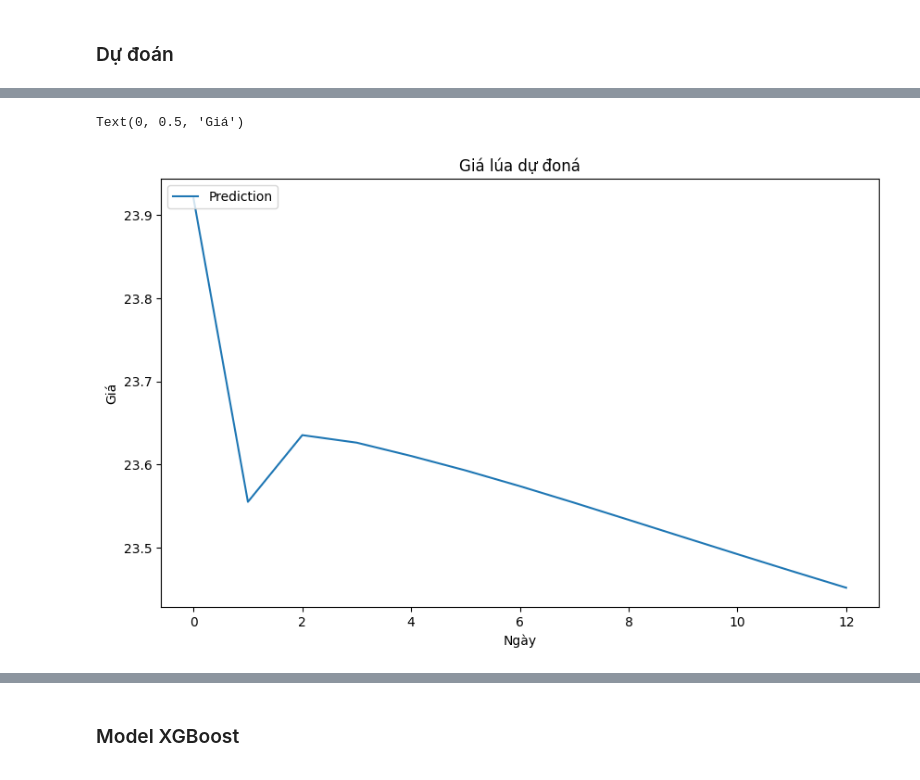
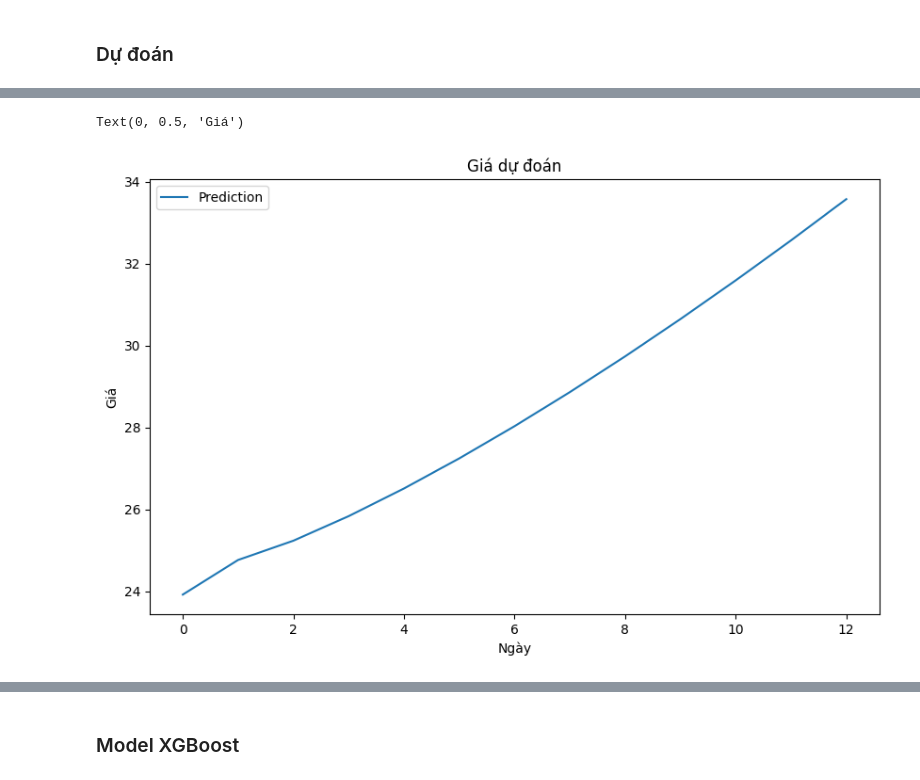
Before and after one commit to thuongh2/CommodityPredict, a Jupyter notebook: Oil_Predict.ipynb, the cells around one changed output, grey strips where cells are left out. Drawn from its saved outputs; the diff is of its cells as text; code cells hidden in the pictures.

Commit message:
++ update model

```diff
--- a/Oil_Predict.ipynb
+++ b/Oil_Predict.ipynb
@@ -149,7 +150,7 @@ def create_dataset(X, look_back = 12):
 
     return np.squeeze(np.array(Xs), axis=-1), np.array(ys),
 # Gia 12 thang
-look_back = 48
+look_back = 12
 X_train, y_train = create_dataset(train_scaled, look_back)
 X_test, y_test = create_dataset(test_scaled, look_back)
 
@@ -189,6 +201,6 @@ def create_dataset (X, look_back = 12):
 
     return np.array(Xs), np.array(ys)
 # Gia 12 thang
-look_back = 48
+look_back = 12
 X_rnn_train, y_rnn_train = create_dataset(train_scaled, look_back)
 X_rnn_test, y_rnn_test = create_dataset(test_scaled, look_back)
@@ -314,16 +370,16 @@ def predict_dates(forecast_num, data):
 
 def predict_new_date(model, days, timestep):
   forecast_num = 12 #number of day to predict after the last date in data
-  forecast=predict(days, model=model,data=X_test[-1:],look_back=timestep)
+  forecast=predict(days, model=model,data=X_rnn_test[-1:],look_back=timestep)
   forecast_date=predict_dates(forecast_num, df)
   return scaler.inverse_transform(forecast.reshape(-1, 1))
 # %%
 plt.figure(figsize=(10, 6))
 
-data_pred = predict_new_date(model_gru, 12, 48)
+data_pred = predict_new_date(model_gru, 12, 12)
 plt.plot(np.array(data_pred),label='Prediction')
 
-plt.title('Giá lúa dự đoná')
+plt.title('Giá dự đoán')
 plt.legend(loc='upper left')
 plt.xlabel('Ngày')
 plt.ylabel('Giá')
@@ -343,5 +399,5 @@ plt.ylabel('Giá')
 Text(0, 0.5, 'Giá')
-[figure, old version]
+[figure, new version]
 # %%
 plt.figure(figsize=(10, 6))
 
```
Also changed, not shown: parts of 41 cells of this notebook, 15 other files.
